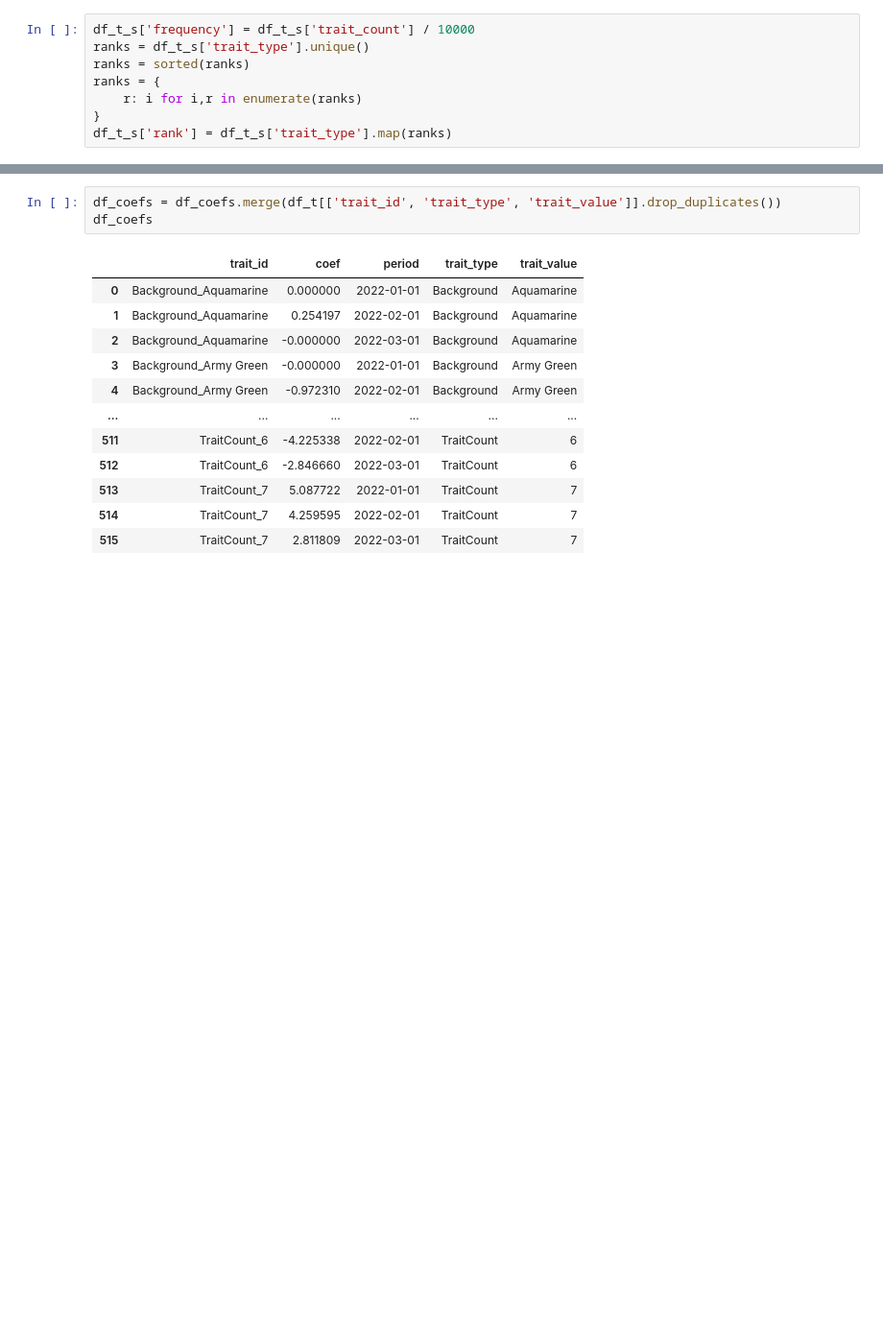
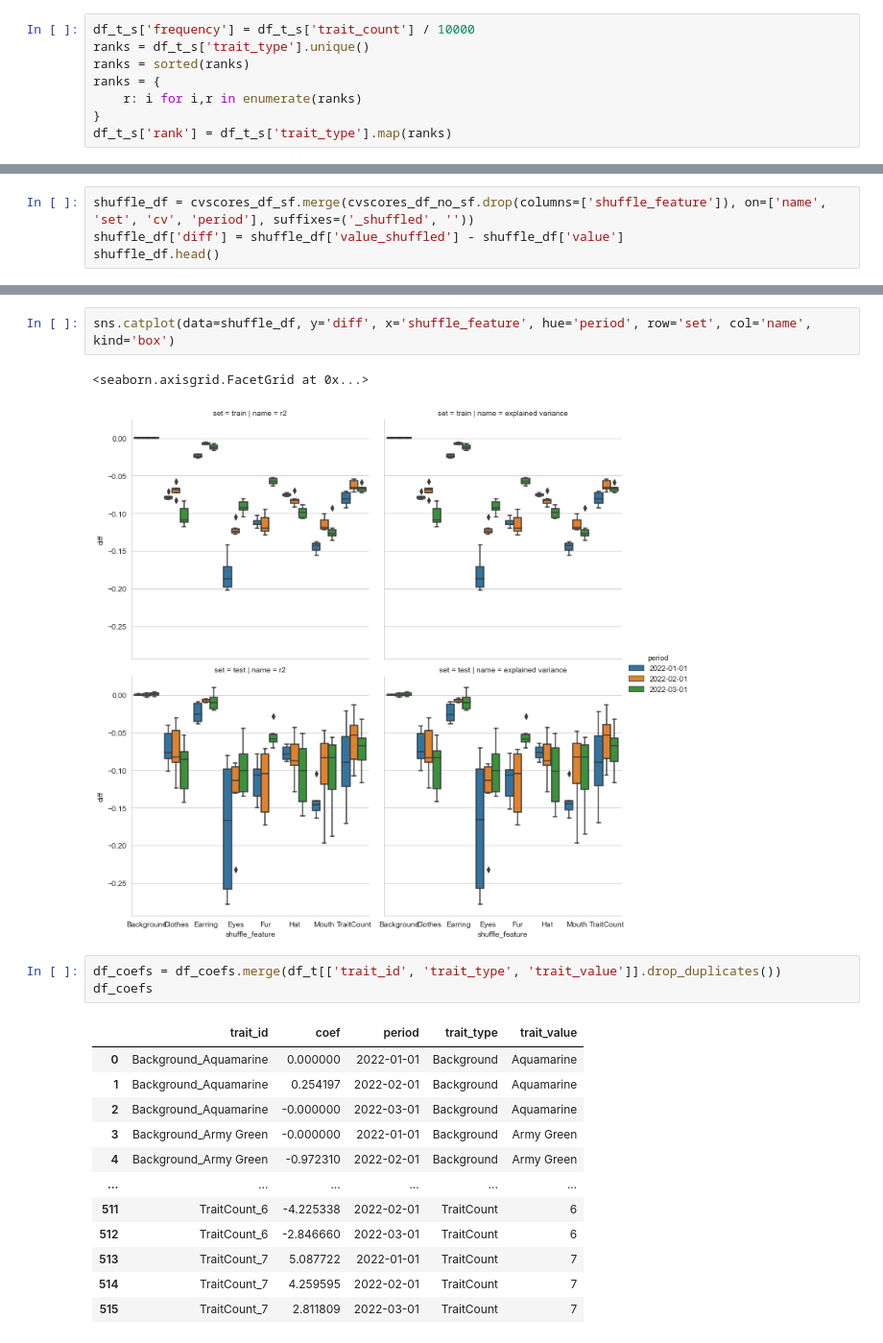
Before and after one commit to LBrinkmann/xai-nft, a Jupyter notebook: notebooks/model.ipynb, the cells around one changed output, grey strips where cells are left out. Shown at 96% size. Cells and saved outputs as stored; diff of their text form; blank space fills up the shorter version.

```diff
--- a/notebooks/model.ipynb
+++ b/notebooks/model.ipynb
@@ -166,0 +186,4 @@ Out-Sample exp var 0.3357022561467069
+# %%
+shuffle_df = cvscores_df_sf.merge(cvscores_df_no_sf.drop(columns=['shuffle_feature']), on=['name', 'set', 'cv', 'period'], suffixes=('_shuffled', ''))
+shuffle_df['diff'] = shuffle_df['value_shuffled'] - shuffle_df['value']
+shuffle_df.head()
@@ -167,3 +197,8 @@ Out-Sample exp var 0.3357022561467069
+# %%
+sns.catplot(data=shuffle_df, y='diff', x='shuffle_feature', hue='period', row='set', col='name', kind='box')
+# %% [output]
+<seaborn.axisgrid.FacetGrid at 0x...>
+[figure, added]
 # %%
 df_coefs = df_coefs.merge(df_t[['trait_id', 'trait_type', 'trait_value']].drop_duplicates())
 df_coefs
```
Also changed, not shown: parts of 12 cells of this notebook.
